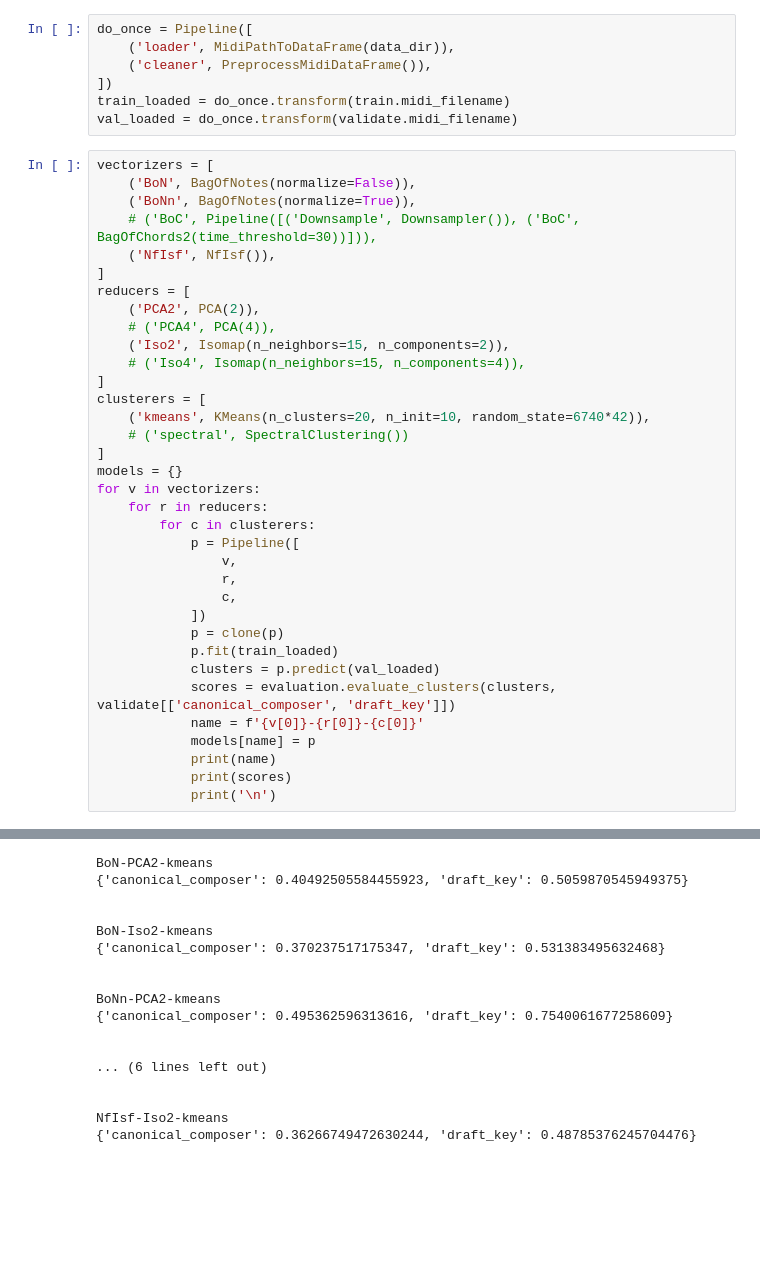
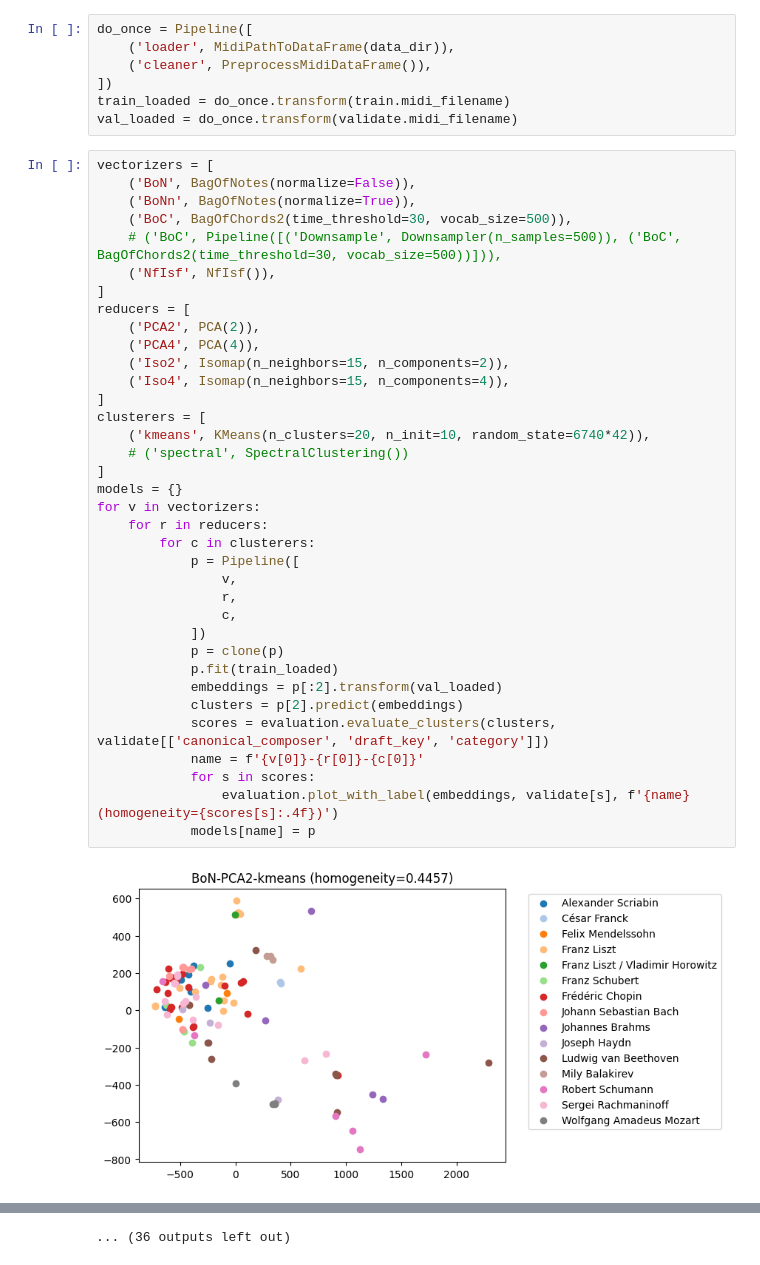
Before and after one commit to cloughurd/melodies, a Jupyter notebook: experiments/ModelCompare.ipynb, the cells around one changed output, grey strips where cells are left out. Saved outputs shown, nothing was run; the diff lists cells and outputs as text; blank space fills up the shorter version.

Commit message:
plot embeddings for many experiments

```diff
--- a/experiments/ModelCompare.ipynb
+++ b/experiments/ModelCompare.ipynb
@@ -46,36 +51,38 @@ val_loaded = do_once.transform(validate.midi_filename)
 # %%
 vectorizers = [
     ('BoN', BagOfNotes(normalize=False)),
     ('BoNn', BagOfNotes(normalize=True)),
-    # ('BoC', Pipeline([('Downsample', Downsampler()), ('BoC', BagOfChords2(time_threshold=30))])),
+    ('BoC', BagOfChords2(time_threshold=30, vocab_size=500)),
+    # ('BoC', Pipeline([('Downsample', Downsampler(n_samples=500)), ('BoC', BagOfChords2(time_threshold=30, vocab_size=500))])),
     ('NfIsf', NfIsf()),
 ]
 reducers = [
     ('PCA2', PCA(2)),
-    # ('PCA4', PCA(4)),
+    ('PCA4', PCA(4)),
     ('Iso2', Isomap(n_neighbors=15, n_components=2)),
-    # ('Iso4', Isomap(n_neighbors=15, n_components=4)),
+    ('Iso4', Isomap(n_neighbors=15, n_components=4)),
 ]
 clusterers = [
     ('kmeans', KMeans(n_clusters=20, n_init=10, random_state=6740*42)),
     # ('spectral', SpectralClustering())
 ]
 models = {}
 for v in vectorizers:
     for r in reducers:
         for c in clusterers:
             p = Pipeline([
                 v,
                 r,
                 c,
             ])
             p = clone(p)
             p.fit(train_loaded)
-            clusters = p.predict(val_loaded)
-            scores = evaluation.evaluate_clusters(clusters, validate[['canonical_composer', 'draft_key']])
+            embeddings = p[:2].transform(val_loaded)
+            clusters = p[2].predict(embeddings)
+            scores = evaluation.evaluate_clusters(clusters, validate[['canonical_composer', 'draft_key', 'category']])
             name = f'{v[0]}-{r[0]}-{c[0]}'
+            for s in scores:
+                evaluation.plot_with_label(embeddings, validate[s], f'{name} (homogeneity={scores[s]:.4f})')
             models[name] = p
-            print(name)
-            print(scores)
-            print('\n')
 # %% [output]
+[figure, added]
@@ -82,17 +100 @@ for v in vectorizers:
-BoN-PCA2-kmeans
-{'canonical_composer': 0.40492505584455923, 'draft_key': 0.5059870545949375}
-
-
-BoN-Iso2-kmeans
-{'canonical_composer': 0.370237517175347, 'draft_key': 0.531383495632468}
-
-
-BoNn-PCA2-kmeans
-{'canonical_composer': 0.495362596313616, 'draft_key': 0.7540061677258609}
-
-
-... (6 lines left out)
-
-
-NfIsf-Iso2-kmeans
-{'canonical_composer': 0.36266749472630244, 'draft_key': 0.48785376245704476}
+... (36 outputs left out)
```
Also changed, not shown: parts of 16 cells of this notebook, 2 other files.
